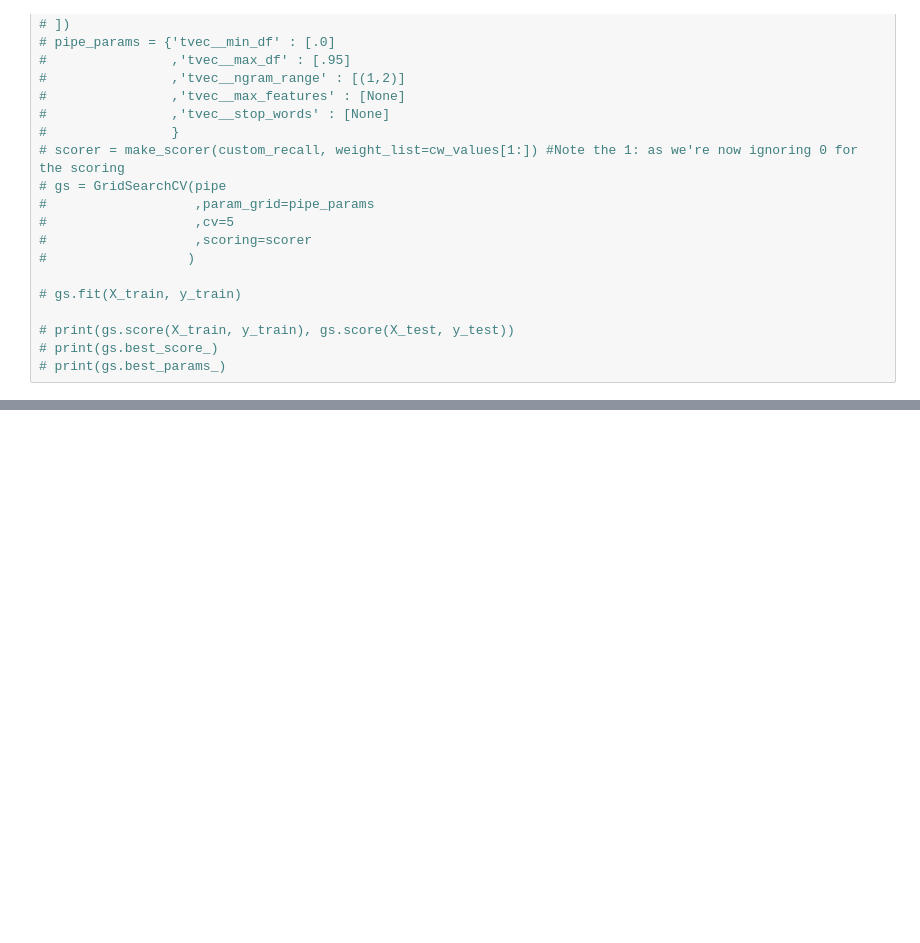
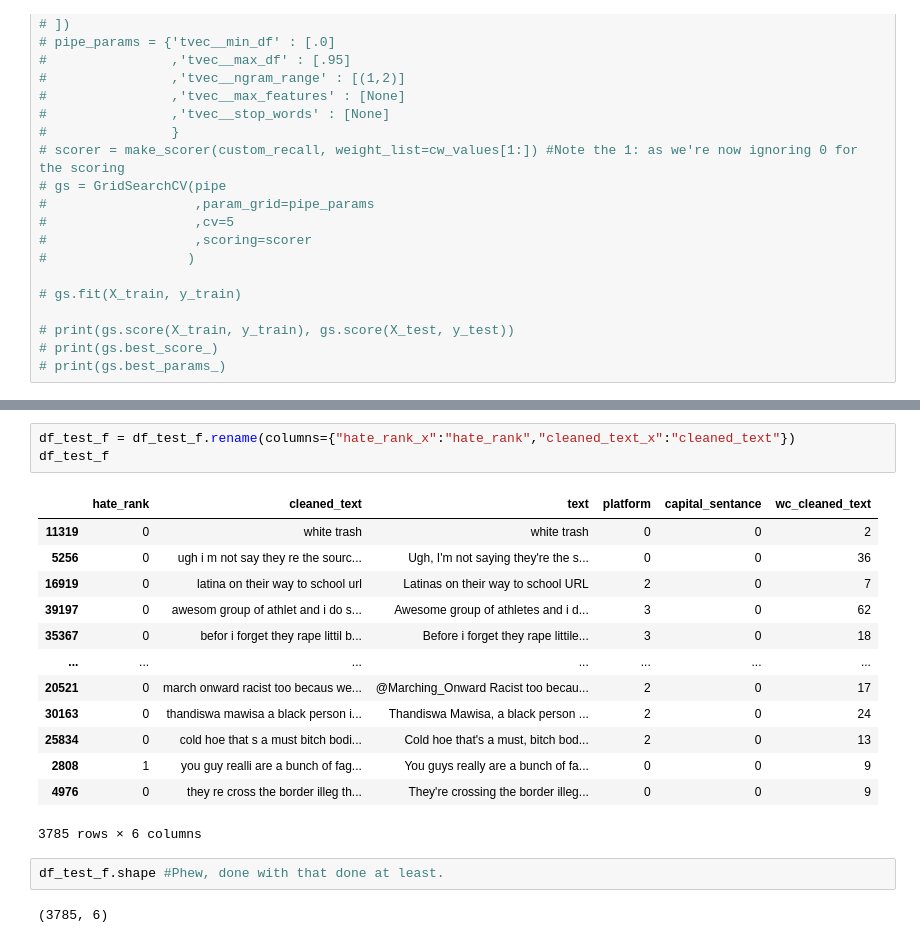
Before and after one commit to bwolff26/capstone_malevonce_prevention, a Jupyter notebook: code/modeling_ii.ipynb, the cells around one changed output, grey strips where cells are left out. Cells and saved outputs as stored; diff of their text form; blank space fills up the shorter version.

```diff
--- a/code/modeling_ii.ipynb
+++ b/code/modeling_ii.ipynb
@@ -162,0 +403,21 @@ NameError: name 'confusion_matrix' is not defined
+# %%
+df_test_f = df_test_f.rename(columns={"hate_rank_x":"hate_rank","cleaned_text_x":"cleaned_text"})
+df_test_f
+# %% [output]
+|  | hate_rank | cleaned_text | text | platform | capital_sentance | wc_cleaned_text |
+| 11319 | 0 | white trash | white trash | 0 | 0 | 2 |
+| 5256 | 0 | ugh i m not say they re the sourc... | Ugh, I'm not saying they're the s... | 0 | 0 | 36 |
+| 16919 | 0 | latina on their way to school url | Latinas on their way to school URL | 2 | 0 | 7 |
+| 39197 | 0 | awesom group of athlet and i do s... | Awesome group of athletes and i d... | 3 | 0 | 62 |
+| 35367 | 0 | befor i forget they rape littil b... | Before i forget they rape littile... | 3 | 0 | 18 |
+| ... | ... | ... | ... | ... | ... | ... |
+| 20521 | 0 | march onward racist too becaus we... | @Marching_Onward Racist too becau... | 2 | 0 | 17 |
+| 30163 | 0 | thandiswa mawisa a black person i... | Thandiswa Mawisa, a black person ... | 2 | 0 | 24 |
+| 25834 | 0 | cold hoe that s a must bitch bodi... | Cold hoe that's a must, bitch bod... | 2 | 0 | 13 |
+| 2808 | 1 | you guy realli are a bunch of fag... | You guys really are a bunch of fa... | 0 | 0 | 9 |
+| 4976 | 0 | they re cross the border illeg th... | They're crossing the border illeg... | 0 | 0 | 9 |
+3785 rows × 6 columns
+# %%
+df_test_f.shape #Phew, done with that done at least.
+# %% [output]
+(3785, 6)
```
Also changed, not shown: parts of 70 cells of this notebook, 3 other files.
